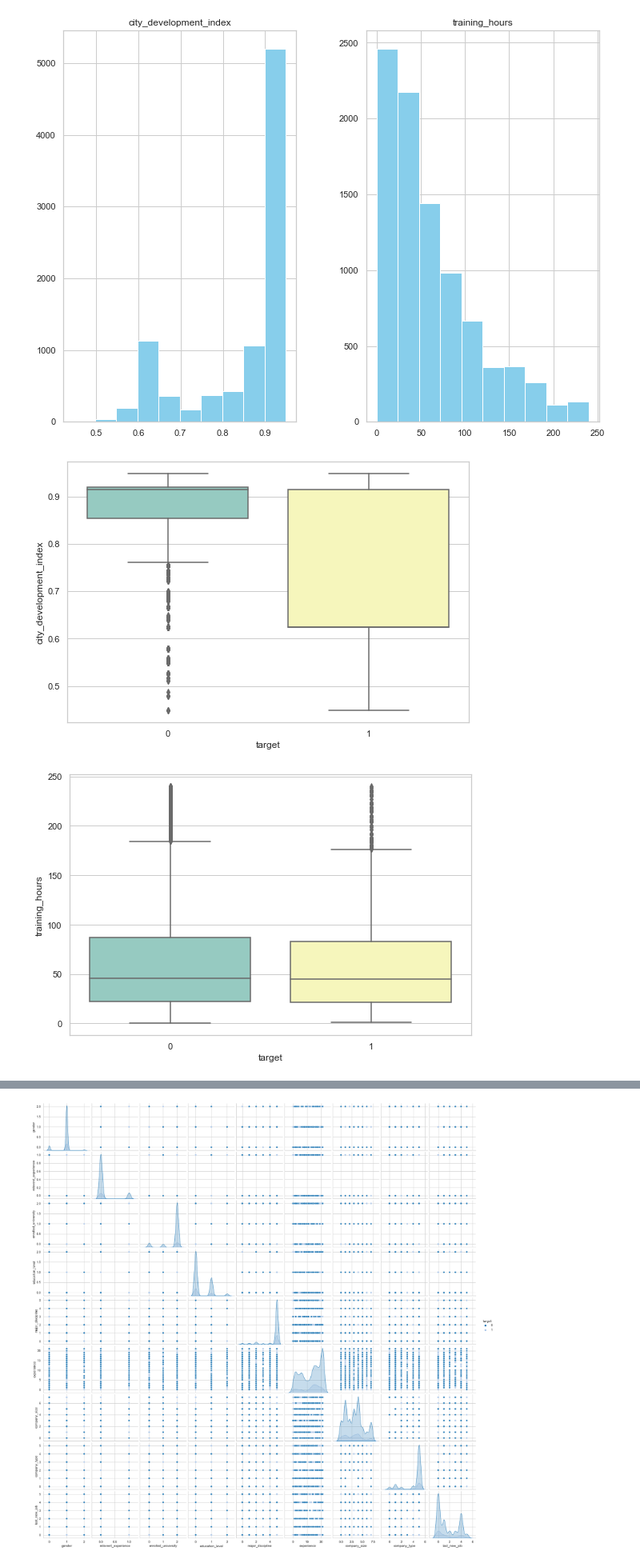
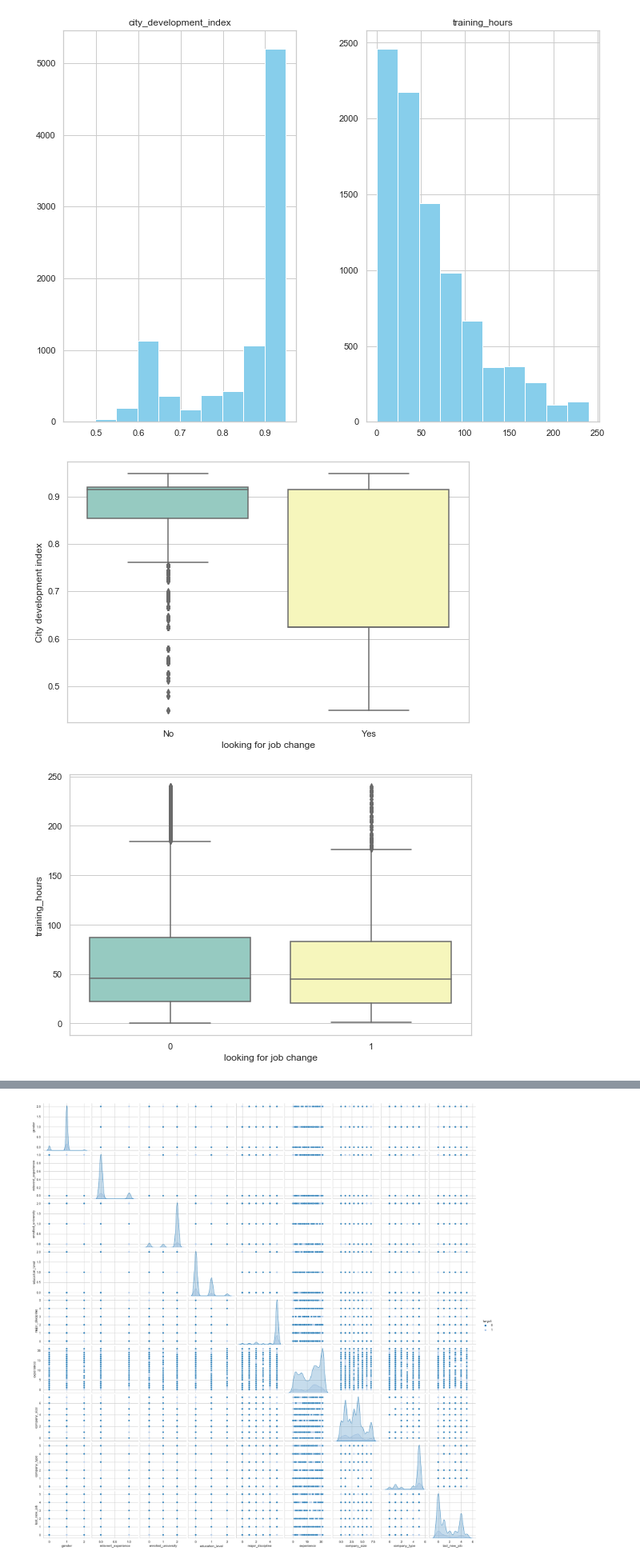
Before and after one commit to Xiajiruo/HR-Analytics-Job-Change-of-Data-Scientists, a Jupyter notebook: hr.ipynb, the cells around one changed output, grey strips where cells are left out. Shown at 80% size. Drawn from its saved outputs; the diff is of its cells as text; code cells hidden in the pictures.

Commit message:
continuous data plot

```diff
--- a/hr.ipynb
+++ b/hr.ipynb
@@ -169,7 +168,11 @@ df_train_notna[con].hist(figsize=(12,9), color = "skyblue");
 # %%
 for column in con:
     plt.figure(figsize=[9,6])
     sns.boxplot(x="target", y=column, palette="Set3", data=df_train_notna, orient='v');
+    plt.xlabel("looking for job change")
+    if column == "city_development_index":
+        plt.ylabel("City development index")
+        plt.xticks([0,1],["No", "Yes"])
 # %% [output]
-[figure, old version]
+[figure, new version]
-[figure, old version]
+[figure, new version]
```
Also changed, not shown: parts of 10 cells of this notebook.
